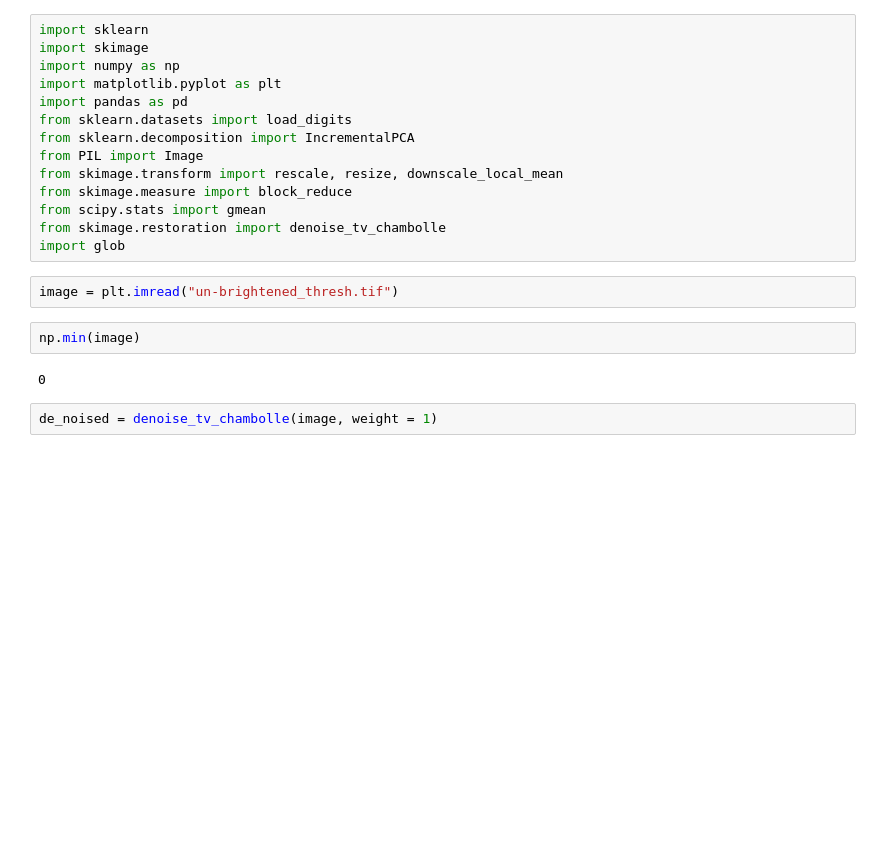
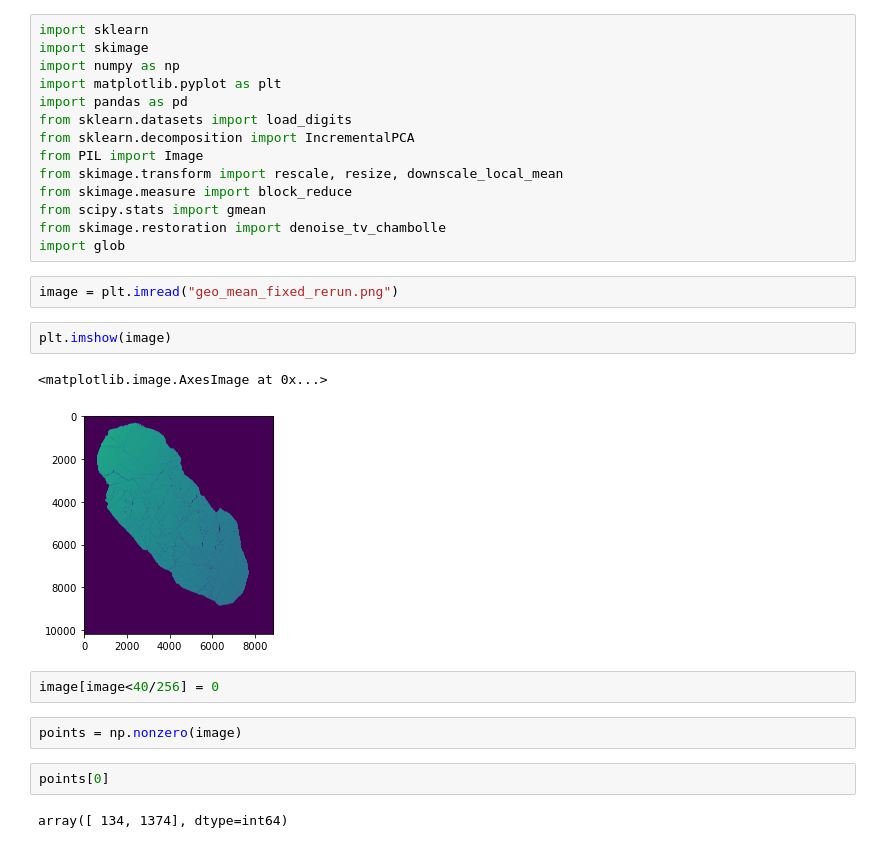
Before and after one commit to IExistSometimes/TIFF-An-y, a Jupyter notebook: Untitled.ipynb, the cells around one changed output. Saved outputs shown, nothing was run; the diff lists cells and outputs as text; blank space fills up the shorter version.

```diff
--- a/Untitled.ipynb
+++ b/Untitled.ipynb
@@ -13,11 +13,18 @@ from scipy.stats import gmean
 from skimage.restoration import denoise_tv_chambolle
 import glob
 # %%
-image = plt.imread("un-brightened_thresh.tif")
+image = plt.imread("geo_mean_fixed_rerun.png")
 # %%
-np.min(image)
+plt.imshow(image)
 # %% [output]
-0
+<matplotlib.image.AxesImage at 0x...>
+[figure, added]
 # %%
-de_noised = denoise_tv_chambolle(image, weight = 1)
+image[image<40/256] = 0
+# %%
+points = np.nonzero(image)
+# %%
+points[0]
+# %% [output]
+array([ 134, 1374], dtype=int64)
 # %%
```
Also changed, not shown: parts of 5 cells of this notebook, 4 other files.
